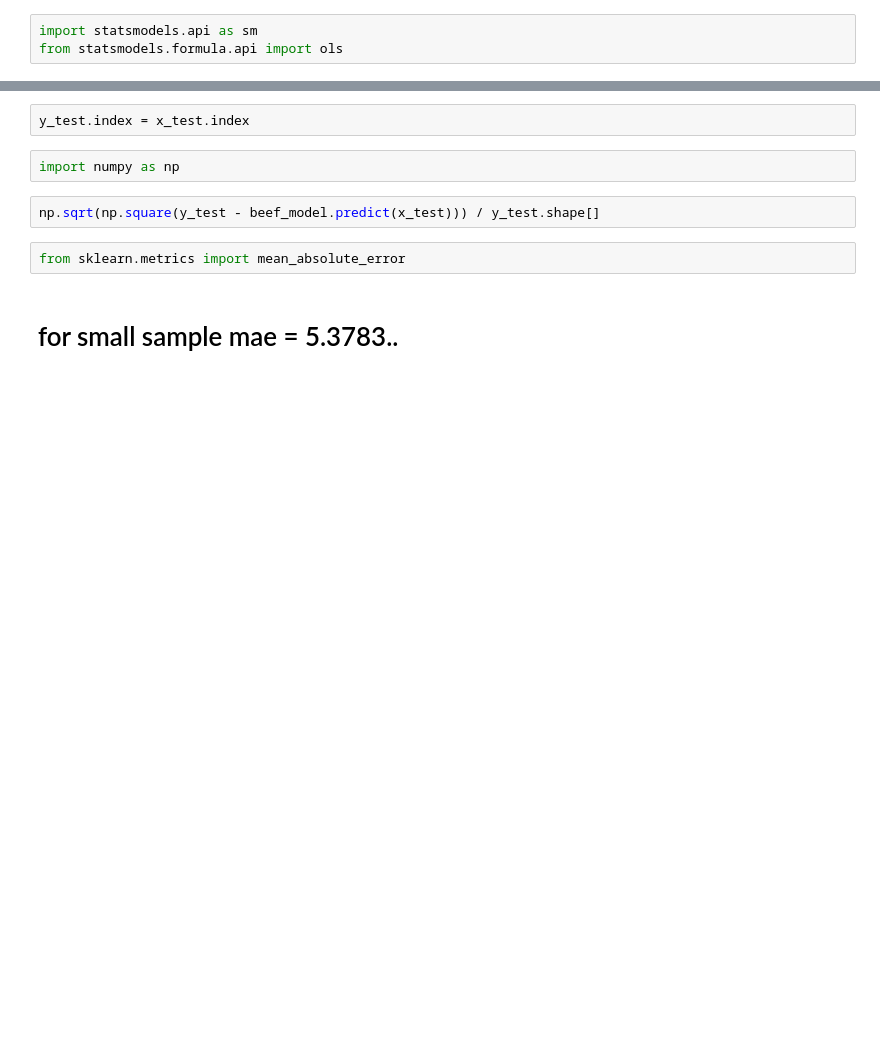
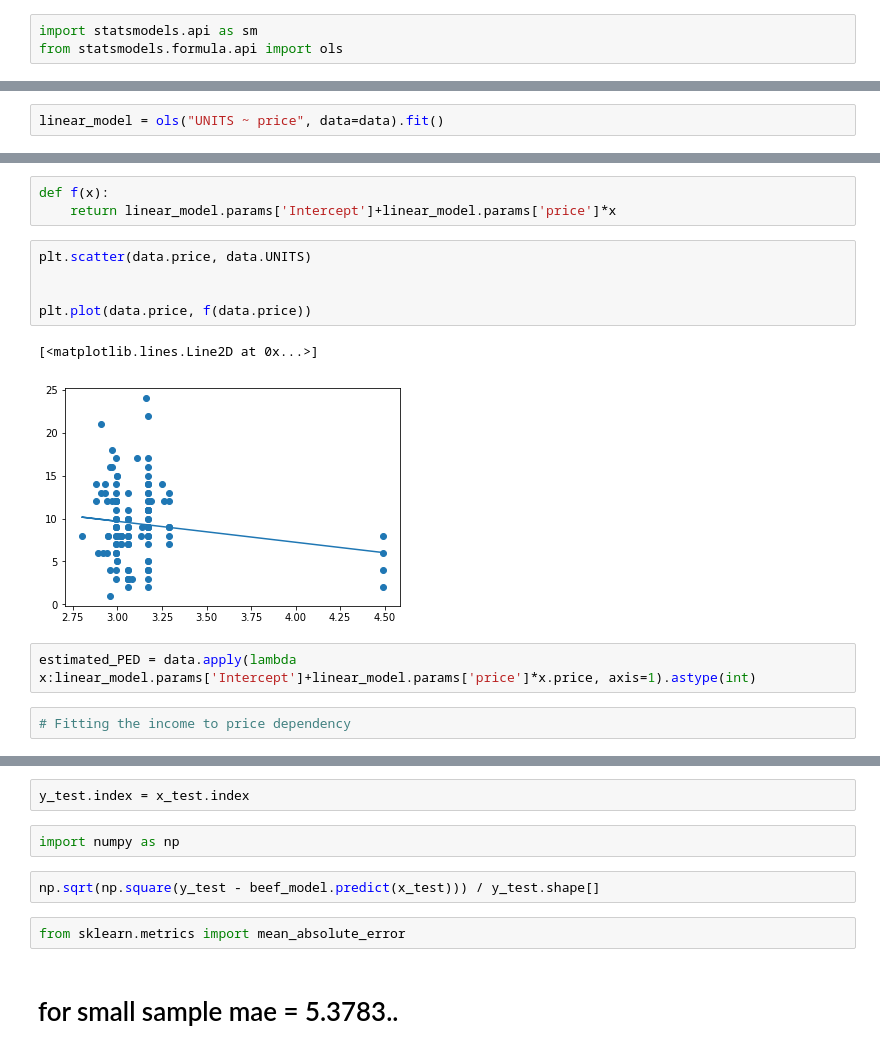
Before and after one commit to olksndrmarchenko/gal_test, a Jupyter notebook: Data overview.ipynb, the cells around one changed output, grey strips where cells are left out. Drawn from its saved outputs; the diff is of its cells as text; blank space fills up the shorter version.

```diff
--- a/Data overview.ipynb
+++ b/Data overview.ipynb
@@ -305,0 +78,2 @@ dtype: float64
+# %%
+linear_model = ols("UNITS ~ price", data=data).fit()
@@ -305,0 +106,15 @@ dtype: float64
+# %%
+def f(x):
+    return linear_model.params['Intercept']+linear_model.params['price']*x
+# %%
+plt.scatter(data.price, data.UNITS)
+
+
+plt.plot(data.price, f(data.price))
+# %% [output]
+[<matplotlib.lines.Line2D at 0x...>]
+[figure, added]
+# %%
+estimated_PED = data.apply(lambda x:linear_model.params['Intercept']+linear_model.params['price']*x.price, axis=1).astype(int)
+# %%
+# Fitting the income to price dependency
```
Also changed, not shown: parts of 61 cells of this notebook.
